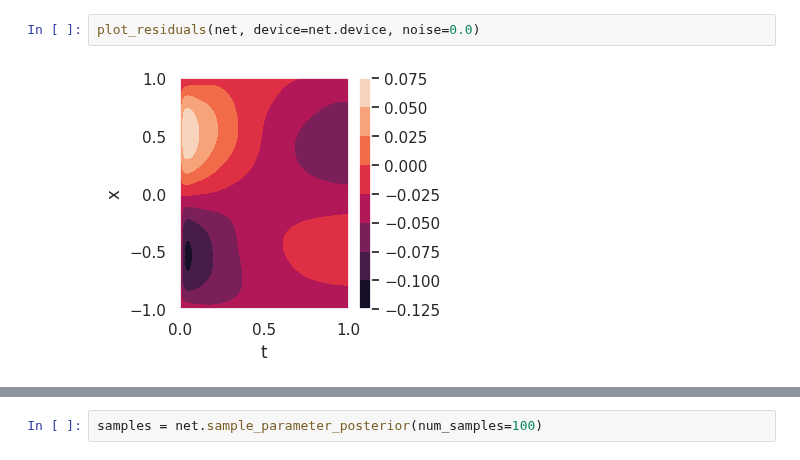
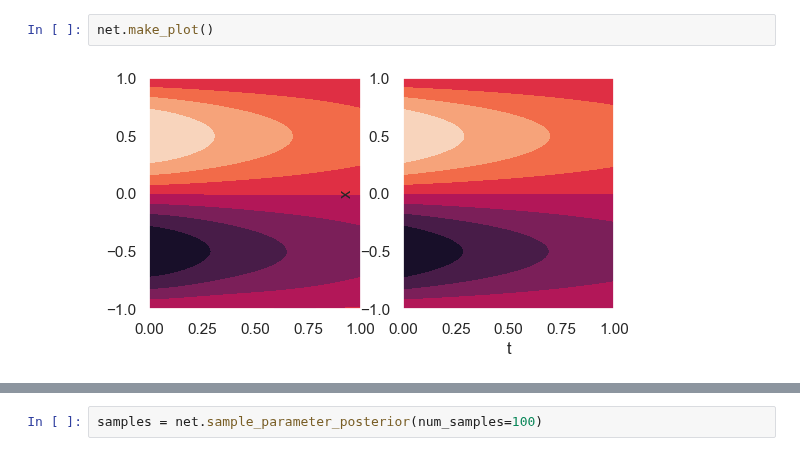
Before and after one commit to csml-beach/deep-bayesian-operator-nets, a Jupyter notebook: notebooks/bayes-pinn-PDE-gpu.ipynb, the cells around one changed output, grey strips where cells are left out. Cells and saved outputs as stored; diff of their text form.

```diff
--- a/notebooks/bayes-pinn-PDE-gpu.ipynb
+++ b/notebooks/bayes-pinn-PDE-gpu.ipynb
@@ -323,4 +294,4 @@ make_plot(net, device=net.device)
-# %%
-plot_residuals(net, device=net.device, noise=0.0)
-# %% [output]
-[figure, removed]
+# %%
+net.make_plot()
+# %% [output]
+[figure, added]
```
Also changed, not shown: parts of 10 cells of this notebook, 2 other files.
